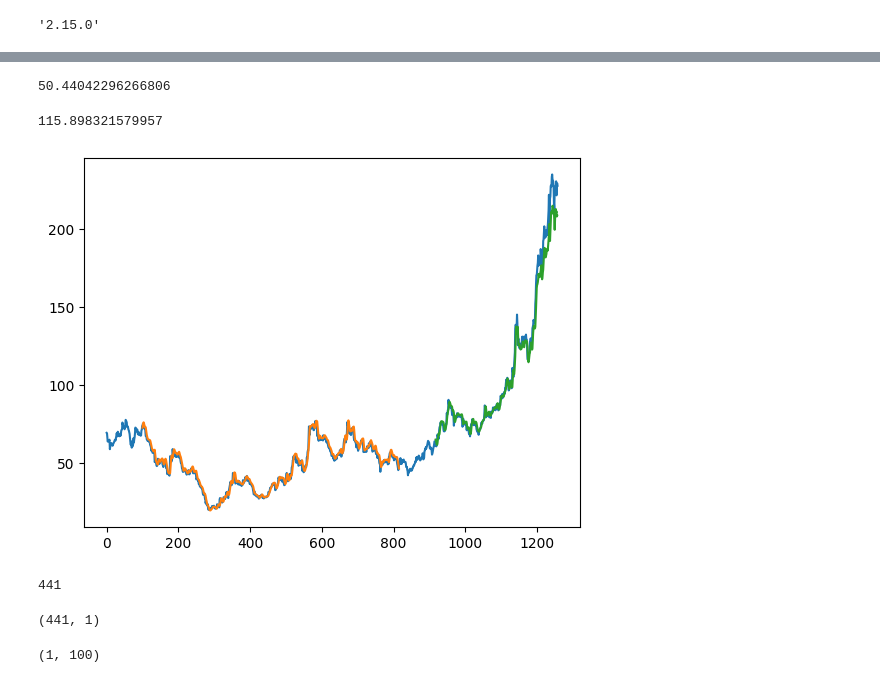
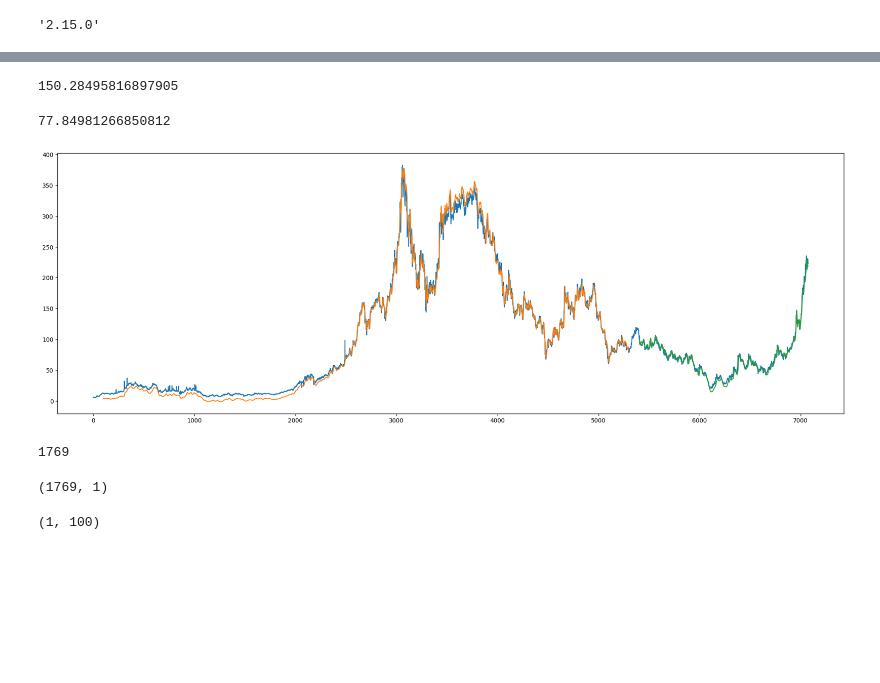
Before and after one commit to shivhub09/LSTM_STOCK_PRICE_PREDICTION, a Jupyter notebook: STOCK_PRICE_PREDICTION_BHEL.ipynb, the cells around one changed output, grey strips where cells are left out. Cells and saved outputs as stored; diff of their text form; code cells hidden in the pictures; blank space fills up the shorter version.

```diff
--- a/STOCK_PRICE_PREDICTION_BHEL.ipynb
+++ b/STOCK_PRICE_PREDICTION_BHEL.ipynb
@@ -44,5 +44,6 @@ start = datetime(end.year - 5, end.month - 1, end.day-3)
 # %%
-df = yf.download("BHEL.NS" , start=start, end=end)
+# df = yf.download("BHEL.NS" , start=start, end=end)
+df = yf.download("BHEL.NS")
 # %% [output]
 [*********************100%%**********************]  1 of 1 completed
 # %%
@@ -128,6 +129,6 @@ print(df1)
 # %%
 ##splitting dataset into train and test split
-training_size=int(len(df1)*0.65)
+training_size=int(len(df1)*0.75)
 test_size=len(df1)-training_size
 train_data,test_data=df1[0:training_size,:],df1[training_size:len(df1),:1]
 # %%
@@ -199,0 +184,27 @@ model.compile(loss='mean_squared_error',optimizer='adam')
+# %%
+from tensorflow.keras.models import Sequential
+from tensorflow.keras.layers import LSTM, Dense, Dropout, BatchNormalization
+from tensorflow.keras.optimizers import Adam
+from tensorflow.keras.callbacks import EarlyStopping
+
+# Define the model
+model = Sequential()
+model.add(LSTM(units=100, return_sequences=True, input_shape=(X_train.shape[1], 1)))
+model.add(Dropout(0.2))
+model.add(BatchNormalization())
+
+model.add(LSTM(units=100, return_sequences=True))
+model.add(Dropout(0.2))
+model.add(BatchNormalization())
+
+model.add(LSTM(units=100))
+model.add(Dropout(0.2))
+model.add(BatchNormalization())
+
+model.add(Dense(units=1))
+
+# Compile the model with a custom learning rate
+optimizer = Adam(learning_rate=0.0005)
+model.compile(optimizer=optimizer, loss='mean_squared_error')
+# Display the model summary
+model.summary()
@@ -281,36 +310,37 @@ import math
 from sklearn.metrics import mean_squared_error
 math.sqrt(mean_squared_error(y_train,train_predict))
 # %% [output]
-50.44042296266806
+150.28495816897905
 # %%
 ### Test Data RMSE
 math.sqrt(mean_squared_error(ytest,test_predict))
 # %% [output]
-115.898321579957
+77.84981266850812
 # %%
 ### Plotting
 # shift train predictions for plotting
+plt.figure(figsize=(24,8))
 look_back=100
 trainPredictPlot = numpy.empty_like(df1)
 trainPredictPlot[:, :] = np.nan
 trainPredictPlot[look_back:len(train_predict)+look_back, :] = train_predict
 # shift test predictions for plotting
 testPredictPlot = numpy.empty_like(df1)
 testPredictPlot[:, :] = numpy.nan
 testPredictPlot[len(train_predict)+(look_back*2)+1:len(df1)-1, :] = test_predict
 # plot baseline and predictions
 plt.plot(scaler.inverse_transform(df1))
 plt.plot(trainPredictPlot)
 plt.plot(testPredictPlot)
 plt.show()
 # %% [output]
-[figure, old version]
+[figure, new version]
 # %%
 len(test_data)
 # %% [output]
-441
+1769
 # %%
 test_data.shape
 # %% [output]
-(441, 1)
+(1769, 1)
 # %%
```
Also changed, not shown: parts of 35 cells of this notebook.
